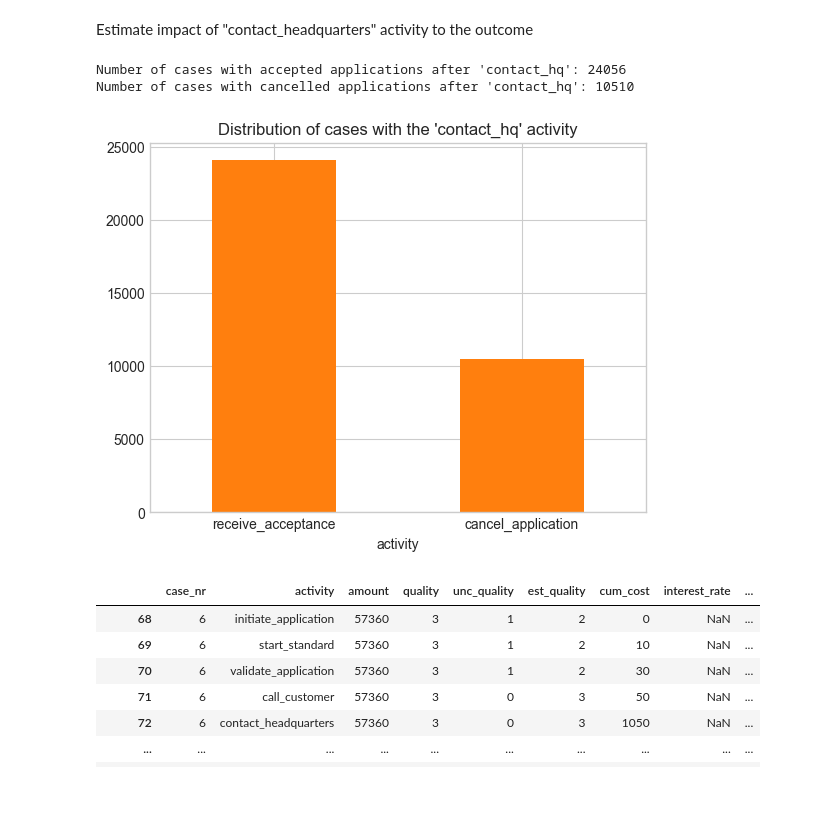
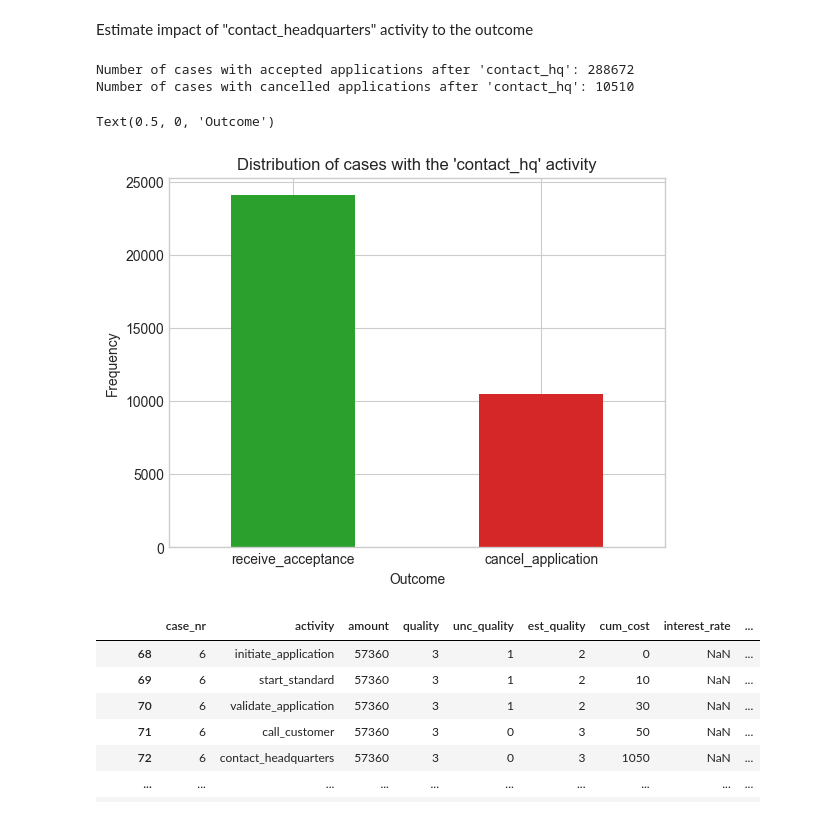
Before and after one commit to kSahatova/xAI-PPM, a Jupyter notebook: simbank_data_eda.ipynb, the cells around one changed output. Saved outputs shown, nothing was run; the diff lists cells and outputs as text; code cells hidden in the pictures.

```diff
--- a/simbank_data_eda.ipynb
+++ b/simbank_data_eda.ipynb
@@ -310,16 +361,20 @@ cancelled_w_contact_hq_ids = last_activities_hq[last_activities_hq == 'cancel_ap
 cancelled_w_contact_hq = train_w_contact_hq[train_w_contact_hq["case_nr"].isin(cancelled_w_contact_hq_ids)]
 accepted_w_contact_hq = train_w_contact_hq[~train_w_contact_hq["case_nr"].isin(cancelled_w_contact_hq_ids)]
 
-print("Number of cases with accepted applications after 'contact_hq':", train_w_contact_hq_ids.shape[0] - cancelled_w_contact_hq_ids.shape[0])
+# TODO: Double check,  there is a mistake
+print("Number of cases with accepted applications after 'contact_hq':", accepted_w_contact_hq.shape[0])
 print("Number of cases with cancelled applications after 'contact_hq':", cancelled_w_contact_hq_ids.shape[0])
 # %% [output]
-Number of cases with accepted applications after 'contact_hq': 24056
+Number of cases with accepted applications after 'contact_hq': 288672
 Number of cases with cancelled applications after 'contact_hq': 10510
 # %%
-ax = last_activities_hq.value_counts().plot.bar(rot=0, color='tab:orange');
+ax = last_activities_hq.value_counts().plot.bar(rot=0, color=['tab:green', 'tab:red']);
 ax.set_title("Distribution of cases with the 'contact_hq' activity");
+ax.set_ylabel("Frequency")
+ax.set_xlabel("Outcome")
 # %% [output]
+Text(0.5, 0, 'Outcome')
-[figure, old version]
+[figure, new version]
 # %%
 from typing import List
 
```
Also changed, not shown: parts of 9 cells of this notebook, 5 other files.
